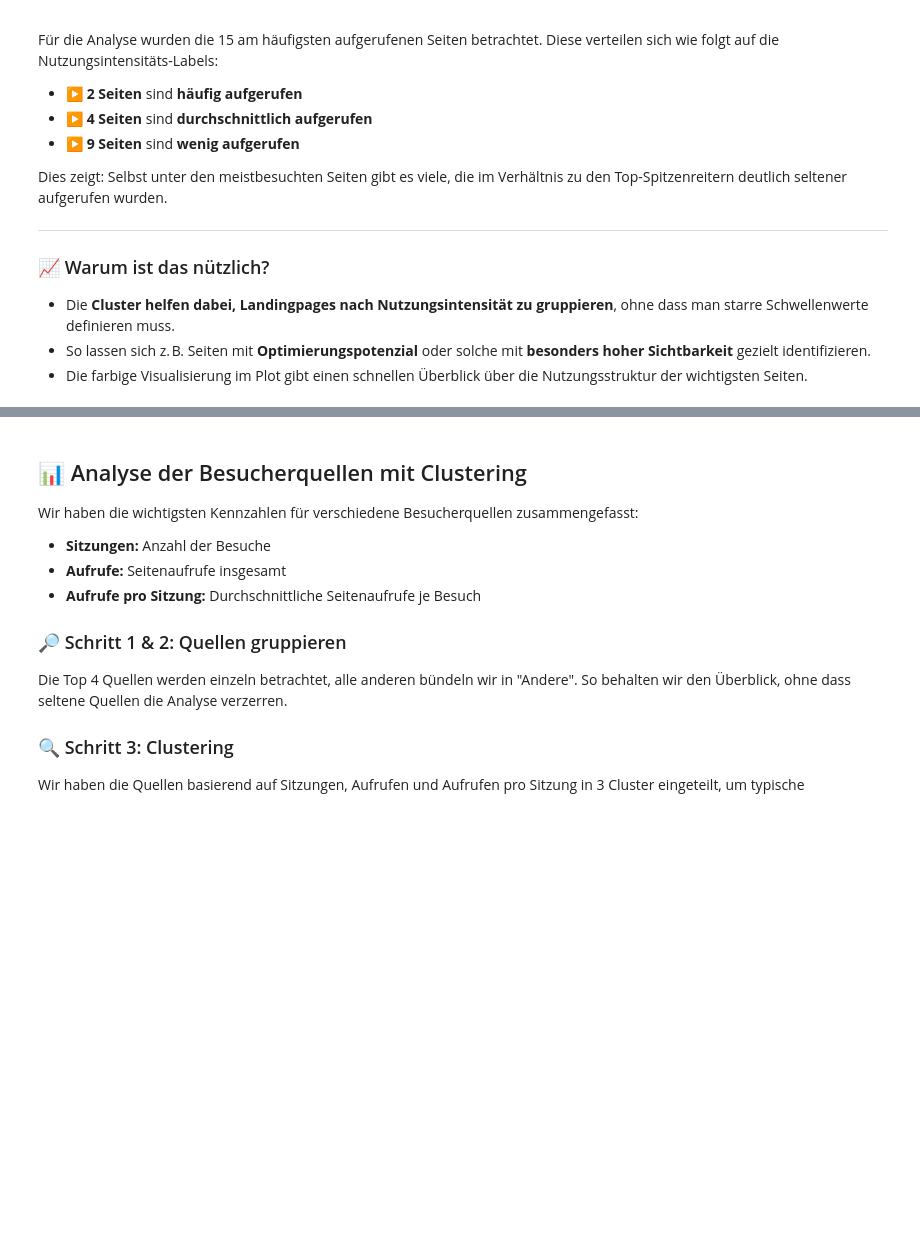
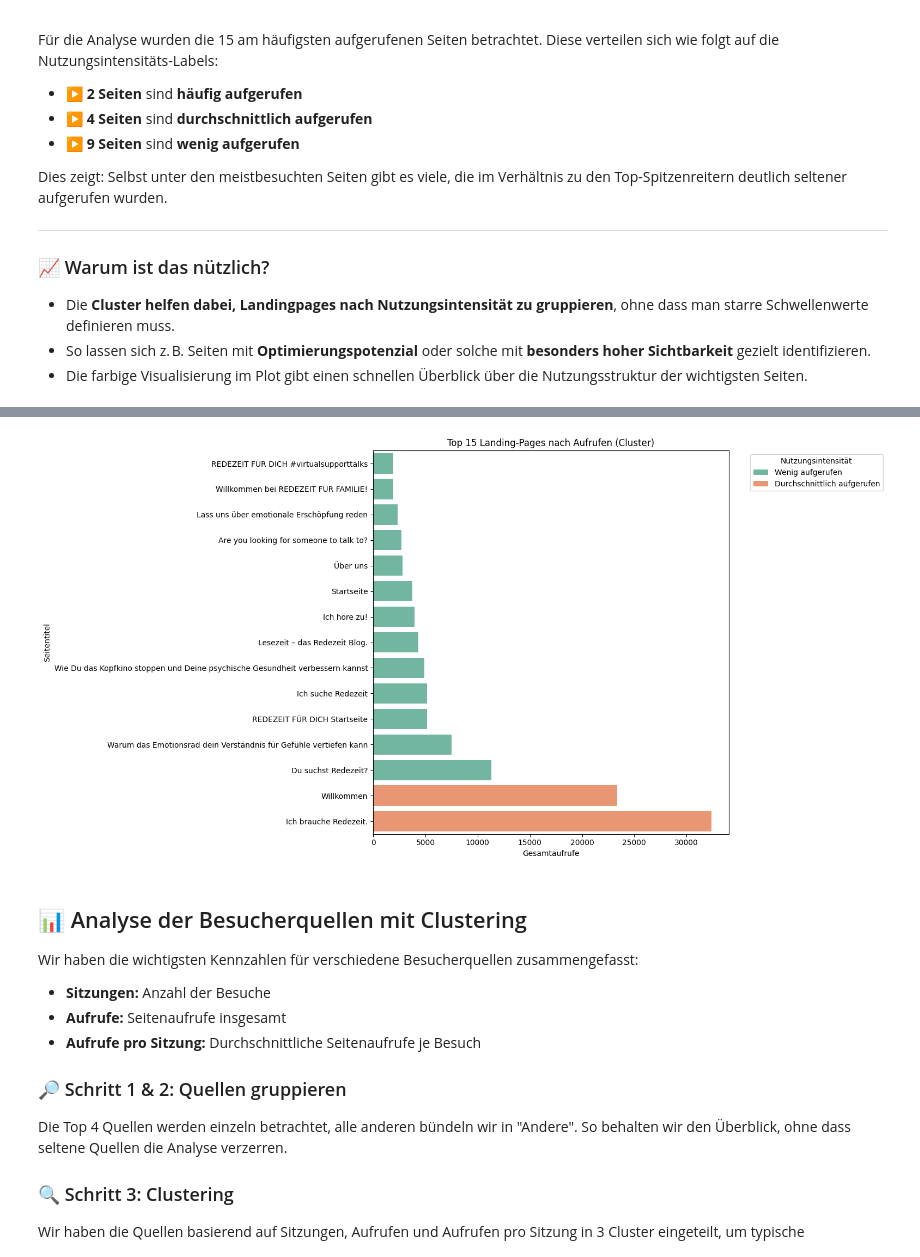
Before and after one commit to AmerorasWorks/Redezeit-Analyse, a Jupyter notebook: src/analytix/Analysen.ipynb, the cells around one changed output, grey strips where cells are left out. Cells and saved outputs as stored; diff of their text form; code cells hidden in the pictures; blank space fills up the shorter version.

```diff
--- a/src/analytix/Analysen.ipynb
+++ b/src/analytix/Analysen.ipynb
@@ -1393,3 +1430,61 @@ plt.show()
+# %%
+# Top 15 Landingpages auswählen
+df_lp = df_landingpage.groupby("seitentitel")["aufrufe"].sum().reset_index()
+df_lp = df_lp.sort_values("aufrufe", ascending=False).head(15).copy()
+
+# Seitentitel mit Regex kürzen: nur Teil vor dem "|"
+df_lp["seitentitel"] = df_lp["seitentitel"].str.replace(r"\s*\|.*$", "", regex=True)
+
+# Clustering vorbereiten
+scaler = StandardScaler()
+X_lp = scaler.fit_transform(df_lp[["aufrufe"]])
+
+# Optimale Clusteranzahl bestimmen
+silhouette_scores = {}
+for k in range(
+    2, min(8, len(df_lp))
+):  # sinnvoller Bereich 2 bis max 7 Cluster (max 15 Datenpunkte)
+    kmeans = KMeans(n_clusters=k, random_state=42, n_init="auto")
+    labels = kmeans.fit_predict(X_lp)
+    score = silhouette_score(X_lp, labels)
+    silhouette_scores[k] = score
+
+optimal_k = max(silhouette_scores, key=silhouette_scores.get)
+
+# Clustering mit optimaler Anzahl k
+kmeans_lp = KMeans(n_clusters=optimal_k, random_state=42, n_init="auto").fit(X_lp)
+df_lp["cluster"] = kmeans_lp.labels_
+
+# Cluster-Mittelwerte zur Sortierung
+cluster_means = df_lp.groupby("cluster")["aufrufe"].mean().sort_values()
+
+# Automatische Label-Zuweisung nach Mittelwert
+cluster_labels = {}
+labels = ["Wenig aufgerufen", "Durchschnittlich aufgerufen", "Häufig aufgerufen"]
+for i, cluster in enumerate(cluster_means.index):
+    label = labels[i] if i < len(labels) else f"Cluster {i}"
+    cluster_labels[cluster] = label
+
+# Labels übernehmen
+df_lp["cluster_label"] = df_lp["cluster"].map(cluster_labels)
+
+# Visualisierung
+plt.figure(figsize=(16, 8))
+sns.barplot(
+    data=df_lp.sort_values("aufrufe"),
+    y="seitentitel",
+    x="aufrufe",
+    hue="cluster_label",
+    palette="Set2",
+)
+plt.title("Top 15 Landing‑Pages nach Aufrufen (Cluster)")
+plt.xlabel("Gesamtaufrufe")
+plt.ylabel("Seitentitel")
+plt.legend(title="Nutzungsintensität", bbox_to_anchor=(1.05, 1), loc="upper left")
+plt.tight_layout()
+plt.show()
+# %% [output]
+[figure, added]
 # %% [markdown]
 <h2>📊 Analyse der Besucherquellen mit Clustering</h2>
 
```
Also changed, not shown: parts of 12 cells of this notebook.
